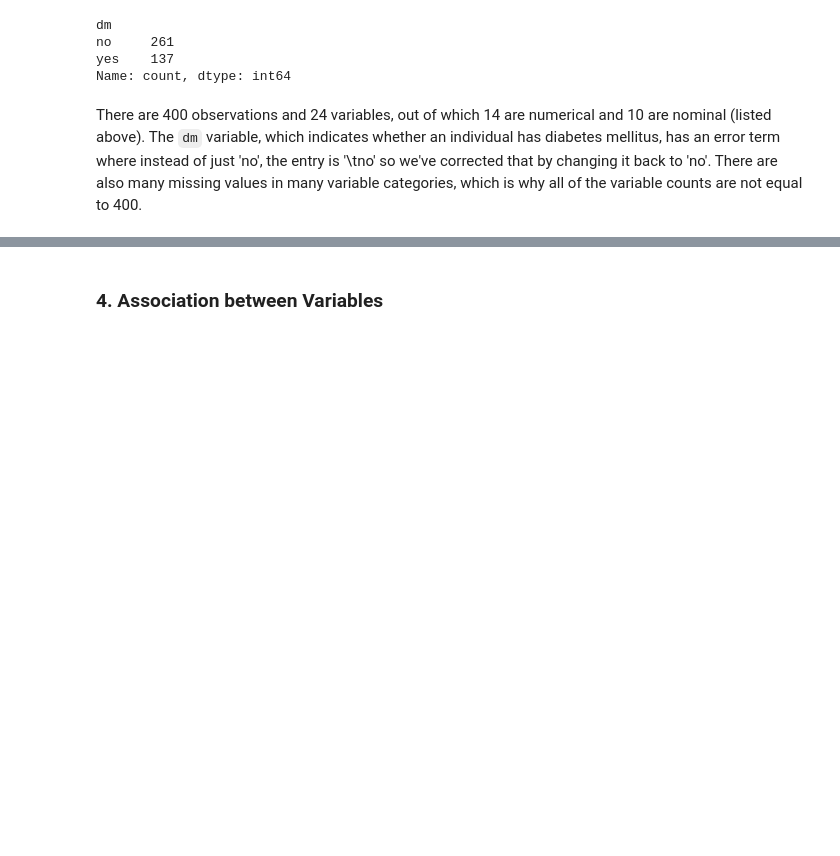
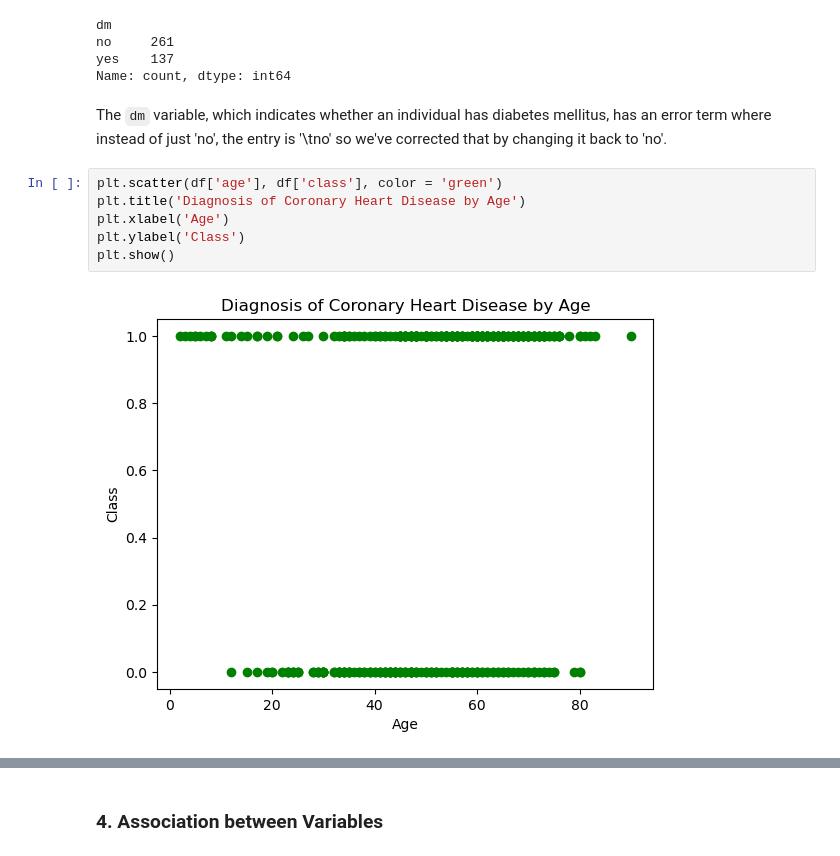
Before and after one commit to nimerkb/Assign6, a Jupyter notebook: assignment6.ipynb, the cells around one changed output, grey strips where cells are left out. Cells and saved outputs as stored; diff of their text form; blank space fills up the shorter version.

```diff
--- a/assignment6.ipynb
+++ b/assignment6.ipynb
@@ -176,4 +191,12 @@ no     261
 yes    137
 Name: count, dtype: int64
 # %% [markdown]
-There are 400 observations and 24 variables, out of which 14 are numerical and 10 are nominal (listed above). The `dm` variable, which indicates whether an individual has diabetes mellitus, has an error term where instead of just 'no', the entry is '\tno' so we've corrected that by changing it back to 'no'. There are also many missing values in many variable categories, which is why all of the variable counts are not equal to 400.
+The `dm` variable, which indicates whether an individual has diabetes mellitus, has an error term where instead of just 'no', the entry is '\tno' so we've corrected that by changing it back to 'no'.
+# %%
+plt.scatter(df['age'], df['class'], color = 'green')
+plt.title('Diagnosis of Coronary Heart Disease by Age')
+plt.xlabel('Age')
+plt.ylabel('Class')
+plt.show()
+# %% [output]
+[figure, added]
```
Also changed, not shown: parts of 14 cells of this notebook.
